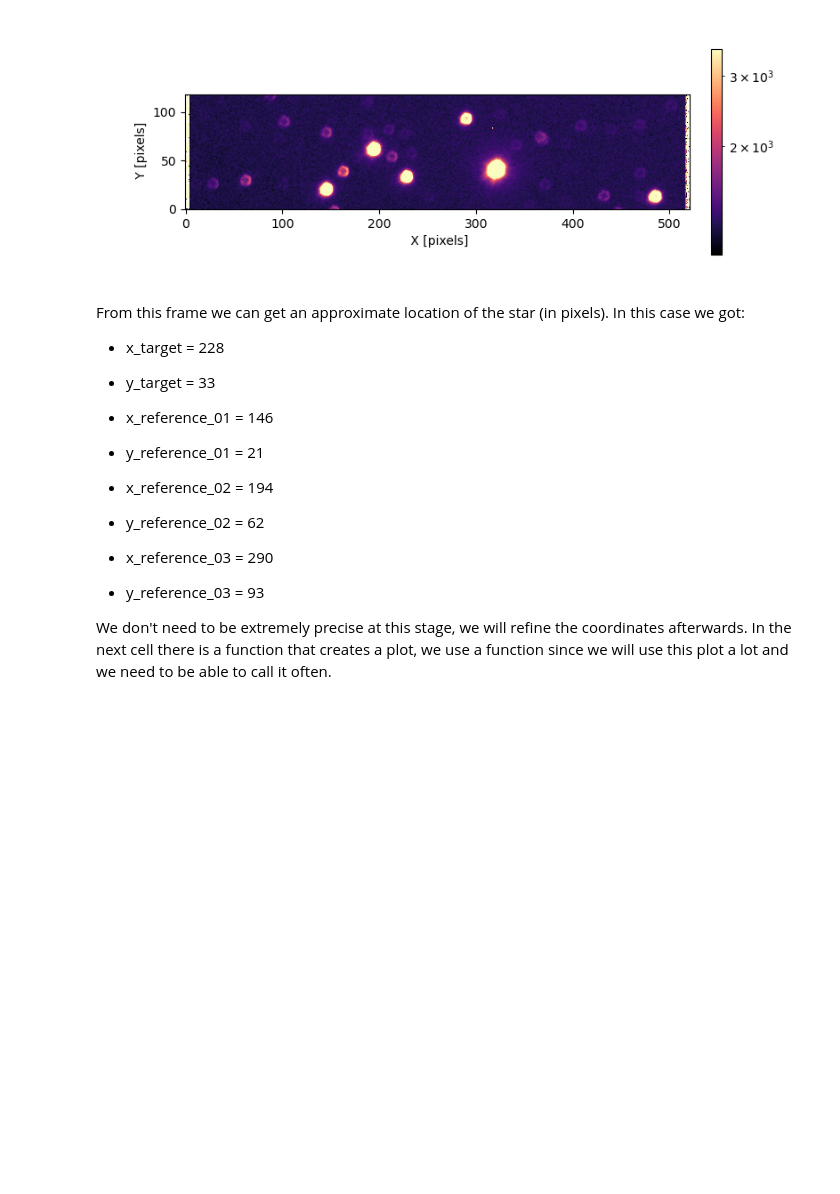
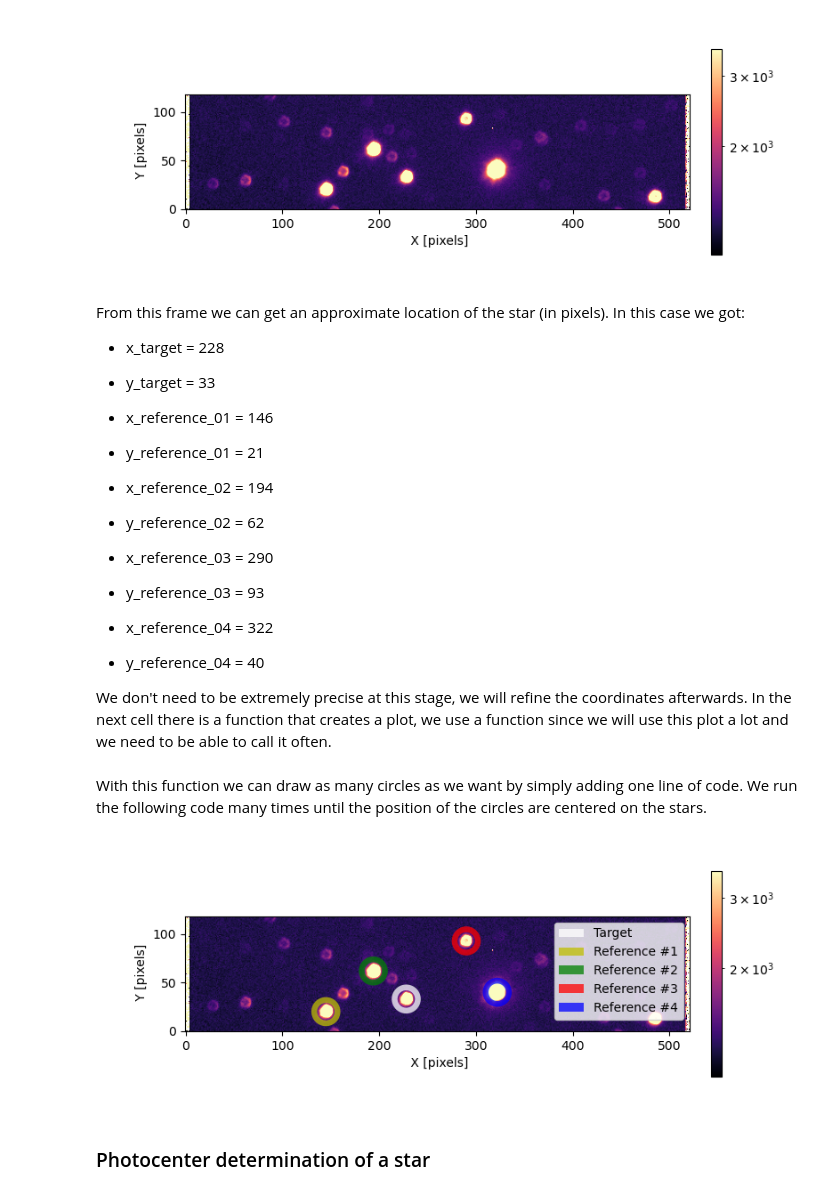
Before and after one commit to LFiaccadori/Astrolab2, a Jupyter notebook: 04 - Centroid Measurement.ipynb, the cells around one changed output. Cells and saved outputs as stored; diff of their text form; code cells hidden in the pictures; blank space fills up the shorter version.

Commit message:
Circle_Around_Star

```diff
--- a/04 - Centroid Measurement.ipynb
+++ b/04 - Centroid Measurement.ipynb
@@ -56,6 +56,9 @@ From this frame we can get an approximate location of the star (in pixels). In t
 - x_reference_03 = 290
 - y_reference_03 = 93
 
+- x_reference_04 = 322
+- y_reference_04 = 40
+
 We don't need to be extremely precise at this stage, we will refine the coordinates afterwards. In the next cell there is a function that creates a plot, we use a function since we will use this plot a lot and we need to be able to call it often.
 # %%
 def make_circle_around_star(x_pos, y_pos, label='', color='w'):
@@ -82 +89,37 @@ def make_circle_around_star(x_pos, y_pos, label='', color='w'):
     ax.fill(np.ravel(xs)+x_pos, np.ravel(ys)+y_pos, edgecolor=None, facecolor=color, alpha=0.75, label=label)
+# %% [markdown]
+With this function we can draw as many circles as we want by simply adding one line of code. We run the following code many times until the position of the circles are centered on the stars.
+# %%
+x_target = 228
+y_target = 33
+
+x_reference_01 = 145
+y_reference_01 = 20
+
+x_reference_02 = 194
+y_reference_02 = 62
+
+x_reference_03 = 290
+y_reference_03 = 93
+
+x_reference_04 = 322
+y_reference_04 = 40
+
+fig, ax = plt.subplots(1, figsize=(8,3))
+im1 = plt.imshow(science_corrected, cmap=plt.colormaps['magma'], norm=colors.LogNorm(vmin=vmin, vmax=vmax), origin='lower')
+plt.colorbar(im1, ax=ax, fraction=0.046, pad=0.04)
+
+make_circle_around_star(x_target, y_target, label='Target', color='w')
+make_circle_around_star(x_reference_01, y_reference_01, label='Reference #1', color='y')
+make_circle_around_star(x_reference_02, y_reference_02, label='Reference #2', color='g')
+make_circle_around_star(x_reference_03, y_reference_03, label='Reference #3', color='r')
+make_circle_around_star(x_reference_04, y_reference_04, label='Reference #4', color='b')
+
+plt.xlabel(' X [pixels]')
+plt.ylabel(' Y [pixels]')
+ax.legend()
+plt.show()
+# %% [output]
+[figure, added]
+# %% [markdown]
+### Photocenter determination of a star
```
Also changed, not shown: parts of 1 cell of this notebook.
